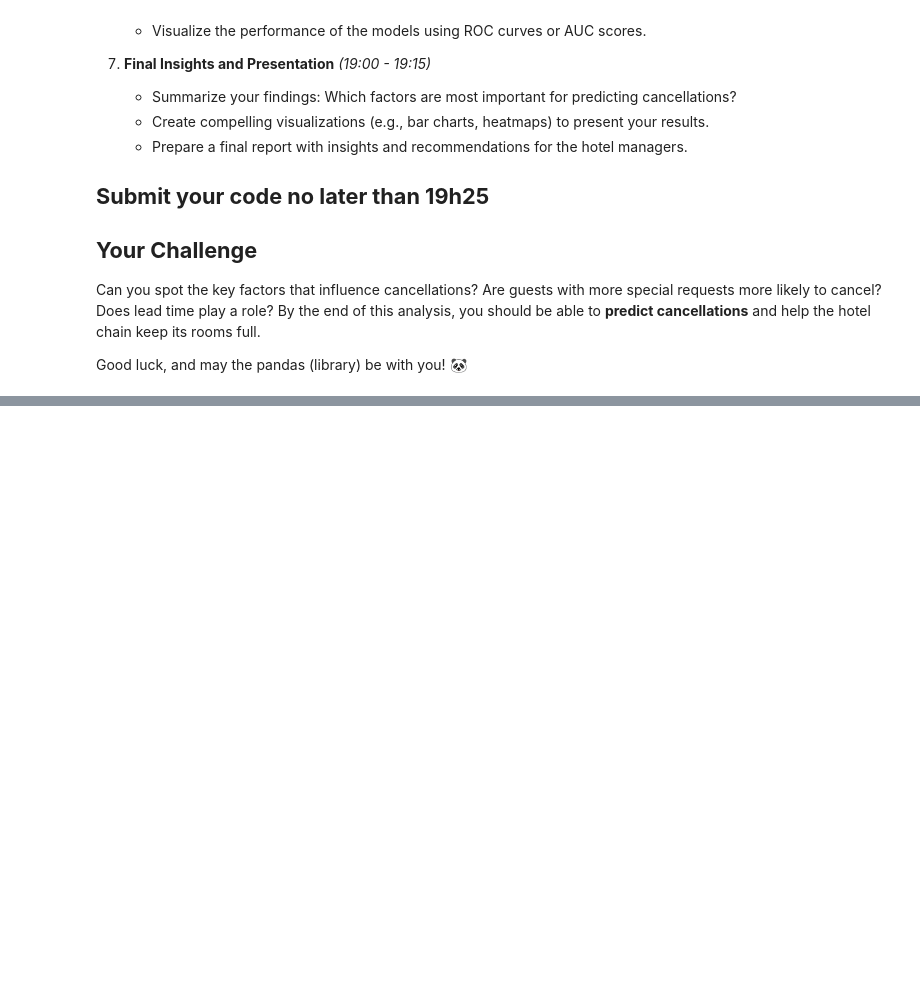
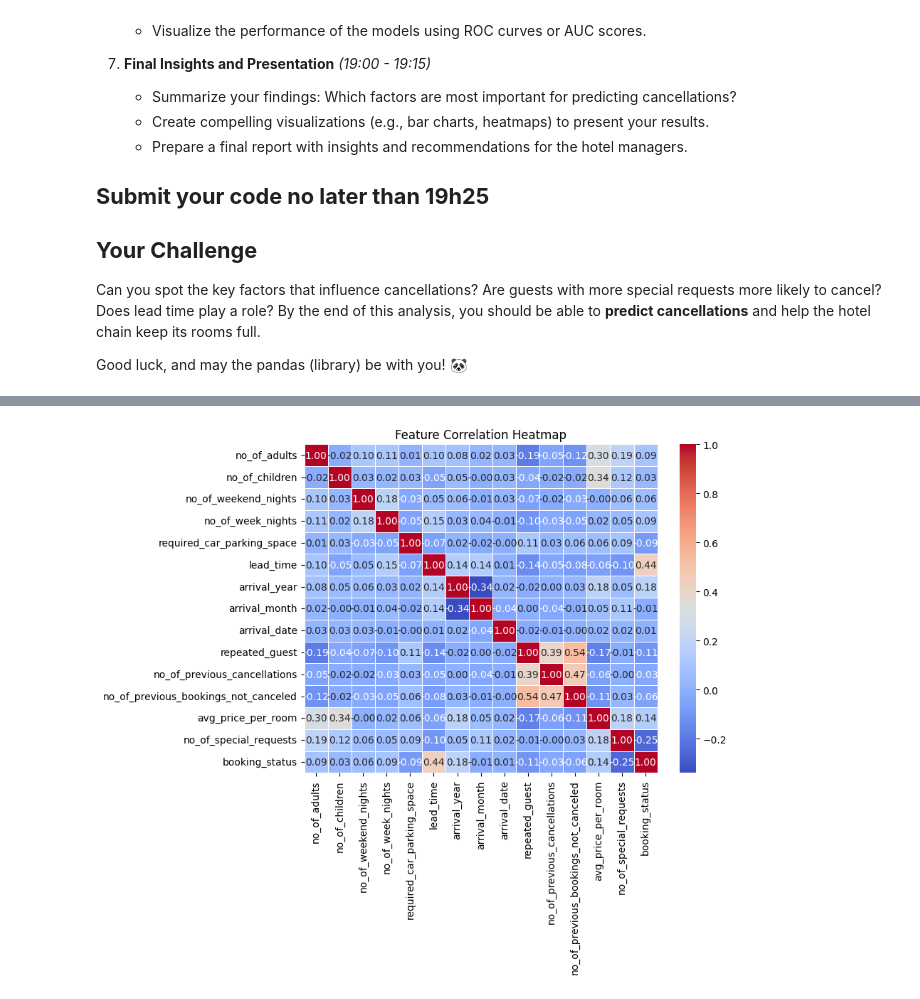
Before and after one commit to bernaprioste1704/6-7-edition, a Jupyter notebook: Hackthon classification/6h edition/hackthon.ipynb, the cells around one changed output, grey strips where cells are left out. Drawn from its saved outputs; the diff is of its cells as text; code cells hidden in the pictures; blank space fills up the shorter version.

```diff
--- a/Hackthon classification/6h edition/hackthon.ipynb
+++ b/Hackthon classification/6h edition/hackthon.ipynb
@@ -80,3 +80,7 @@ Here’s your step-by-step plan for tackling this dataset. Follow it closely and
 Can you spot the key factors that influence cancellations? Are guests with more special requests more likely to cancel? Does lead time play a role? By the end of this analysis, you should be able to **predict cancellations** and help the hotel chain keep its rooms full.
 
 Good luck, and may the pandas (library) be with you! 🐼
+# %%
+import pandas as pd
+
+df = pd.read_csv('C:/Users/Utilizador/Desktop/Lab11_Files/Lab11_Files/6-7-edition/Hackthon classification/6h edition/data/Hotel Reservations.csv')
@@ -82,0 +93,8 @@ Good luck, and may the pandas (library) be with you! 🐼
+# %%
+df.dtypes
+numeric_df = df.select_dtypes(include=['number'])
+df.columns
+df["booking_status"] = df['booking_status'].map({'Canceled': int(1), 'Not_Canceled': int(0)})
+# df["booking_status"]
+df.dtypes
+numeric_df = df.select_dtypes(include=['number'])
@@ -82,0 +145,9 @@ Good luck, and may the pandas (library) be with you! 🐼
+# %%
+plt.figure(figsize=(8, 6))  # Optional: Set the figure size
+sns.heatmap(numeric_df.corr(), annot=True, cmap='coolwarm', fmt='.2f', linewidths=0.5)
+
+# Add labels and title
+plt.title("Feature Correlation Heatmap")
+plt.show()
+# %% [output]
+[figure, added]
```
Also changed, not shown: parts of 3 cells of this notebook, 16 other files.
